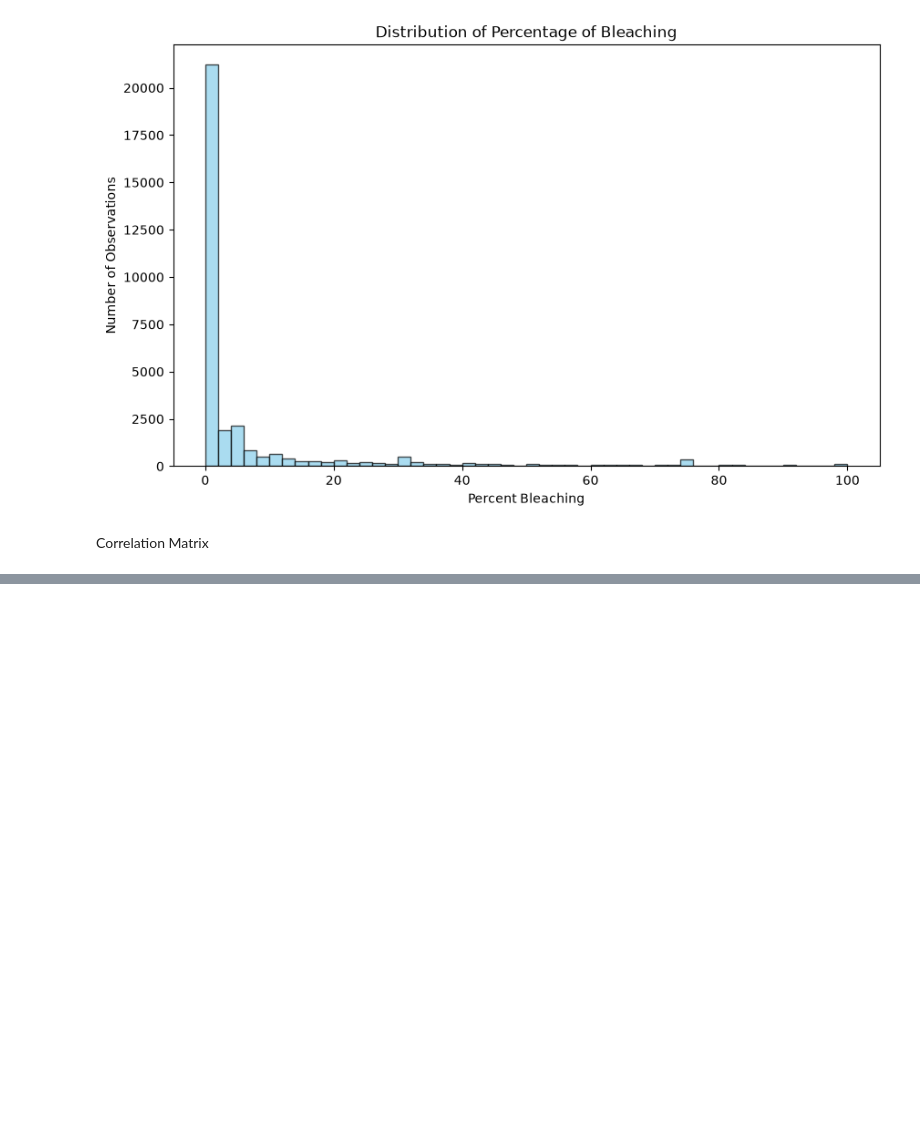
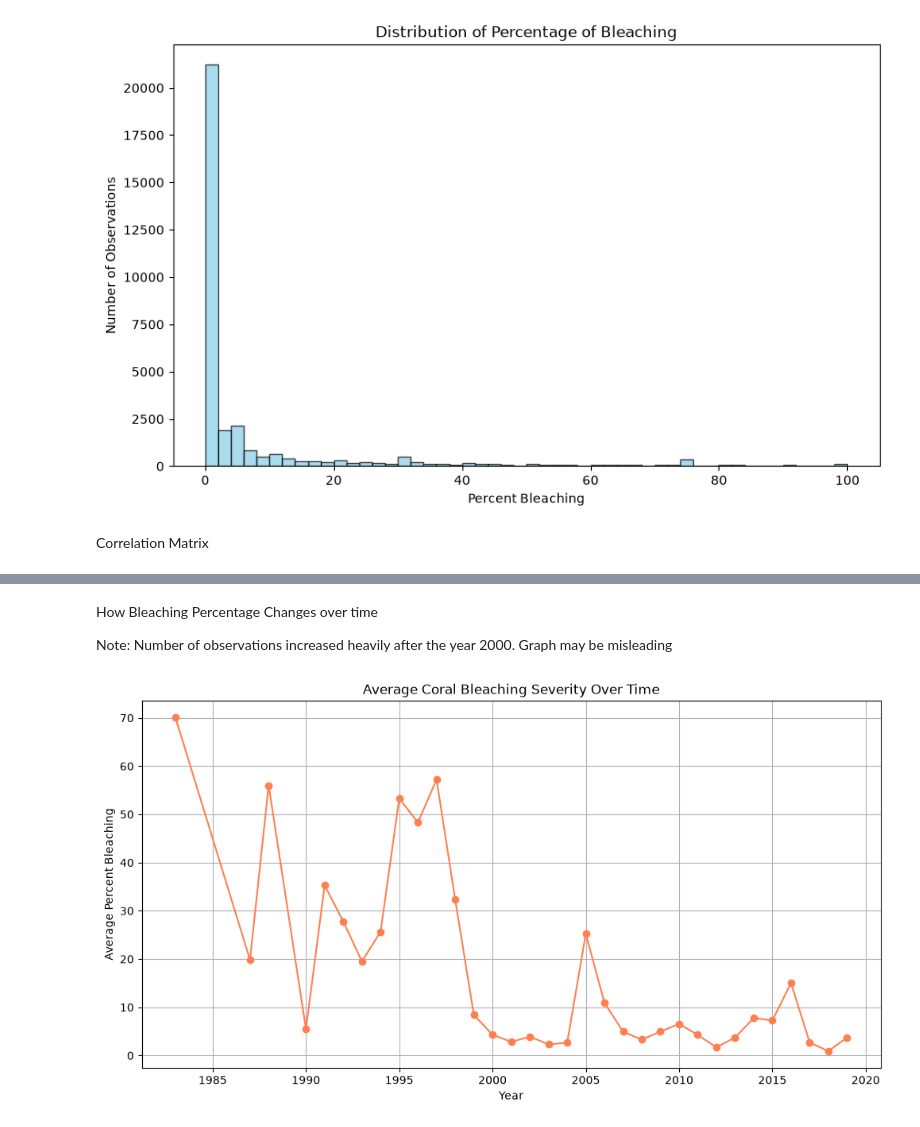
Before and after one commit to lecodyy/Coral-Bleaching-Prediction-Model, a Jupyter notebook: main.ipynb, the cells around one changed output, grey strips where cells are left out. Saved outputs shown, nothing was run; the diff lists cells and outputs as text; code cells hidden in the pictures; blank space fills up the shorter version.

Commit message:
average percentage of bleaching line plot

```diff
--- a/main.ipynb
+++ b/main.ipynb
@@ -116,0 +119,16 @@ plt.show()
+# %% [markdown]
+How Bleaching Percentage Changes over time
+
+Note: Number of observations increased heavily after the year 2000. Graph may be misleading
+# %%
+yearly_bleaching = df.groupby('Date_Year')['Percent_Bleaching'].mean()
+
+plt.figure(figsize=(12, 6))
+plt.plot(yearly_bleaching.index, yearly_bleaching.values, color='coral', marker='o')
+plt.title('Average Coral Bleaching Severity Over Time')
+plt.xlabel('Year')
+plt.ylabel('Average Percent Bleaching')
+plt.grid(True)
+plt.show()
+# %% [output]
+[figure, added]
```
Also changed, not shown: parts of 1 cell of this notebook.
